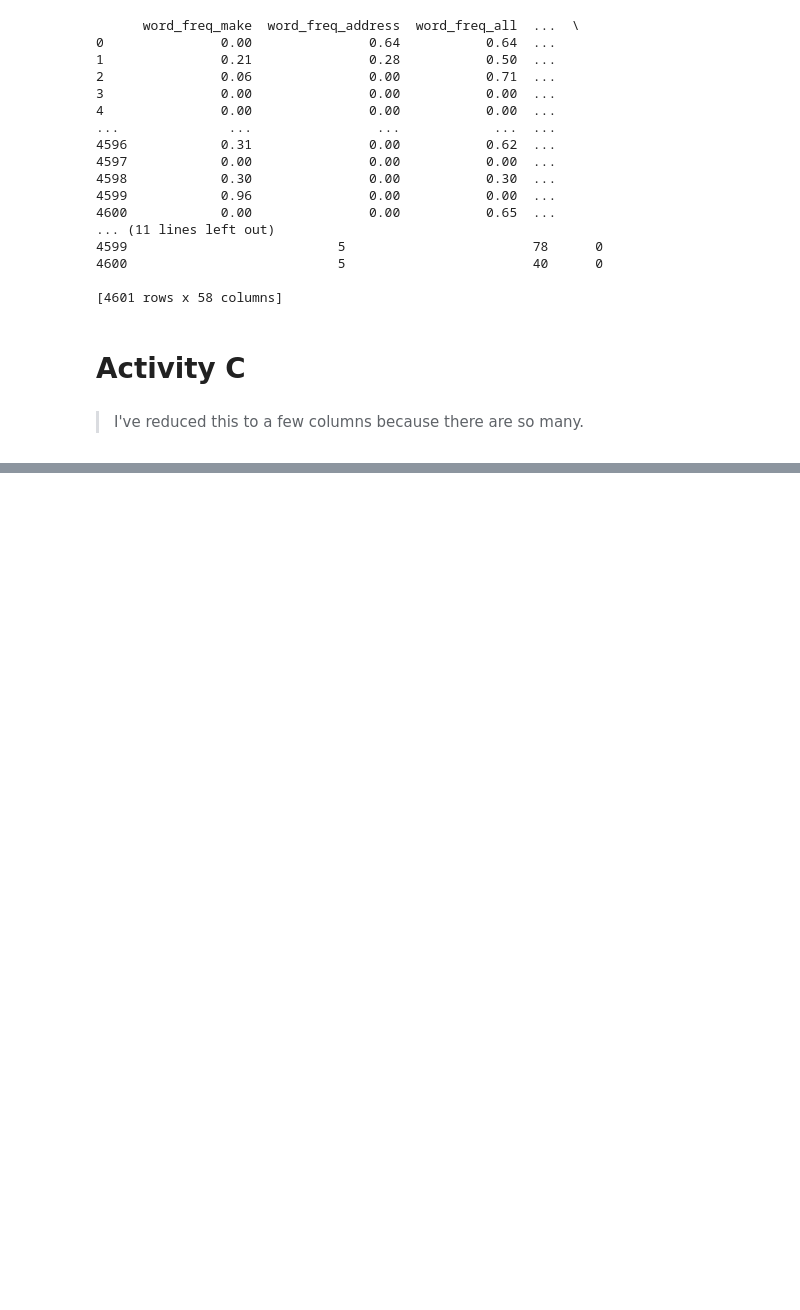
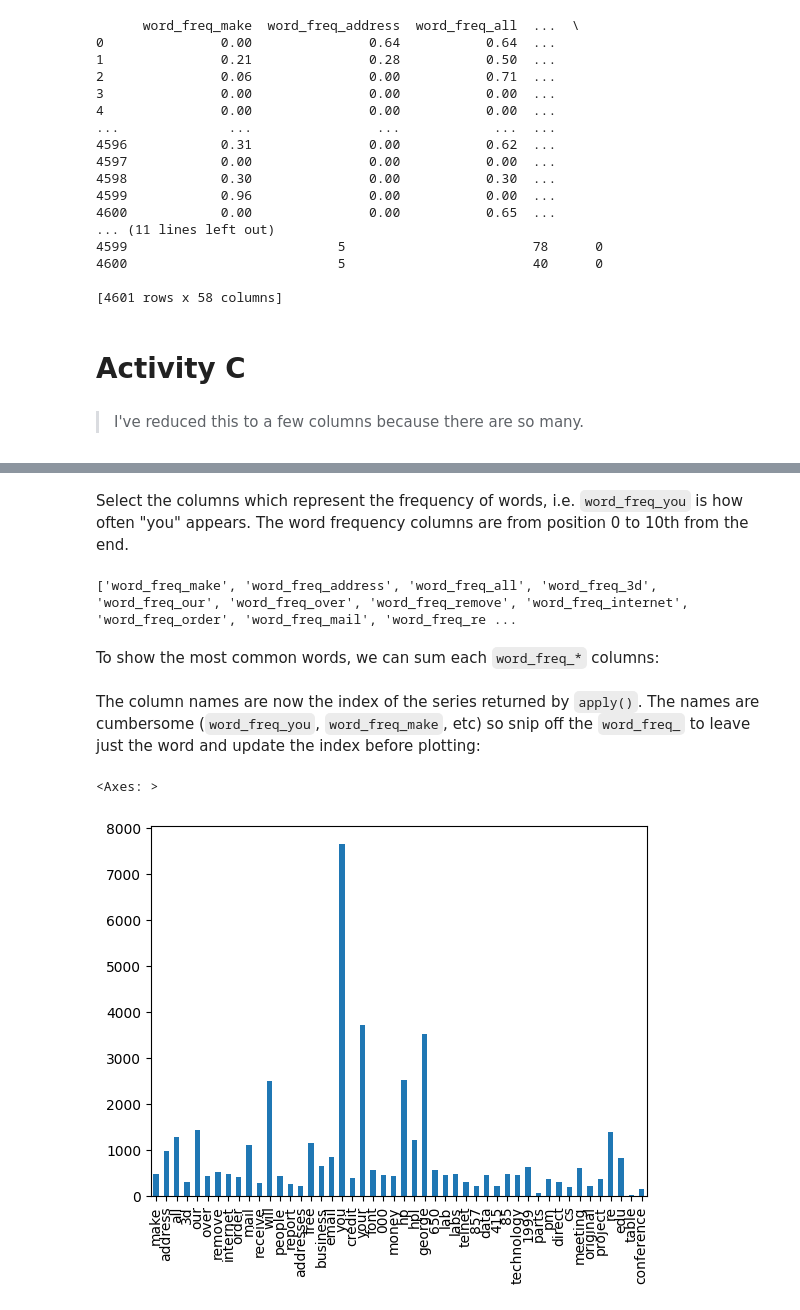
Before and after one commit to ccooper1982/uni-comp11127, a Jupyter notebook: Lab 2/Lab2.ipynb, the cells around one changed output, grey strips where cells are left out. Saved outputs shown, nothing was run; the diff lists cells and outputs as text; code cells hidden in the pictures; blank space fills up the shorter version.

```diff
--- a/Lab 2/Lab2.ipynb
+++ b/Lab 2/Lab2.ipynb
@@ -402,0 +409,23 @@ capital_run_length_longest
+# %% [markdown]
+Select the columns which represent the frequency of words, i.e. `word_freq_you` is how often "you" appears. The word frequency columns are from position 0 to 10th from the end.
+# %%
+wordColumns = dataframe.columns[0:-10].tolist();
+print(wordColumns)
+# %% [output]
+['word_freq_make', 'word_freq_address', 'word_freq_all', 'word_freq_3d', 'word_freq_our', 'word_freq_over', 'word_freq_remove', 'word_freq_internet', 'word_freq_order', 'word_freq_mail', 'word_freq_re ...
+# %% [markdown]
+To show the most common words, we can sum each `word_freq_*` columns:
+# %%
+wordFrequencySums = dataframe[wordColumns].apply(np.sum, axis=0)
+# %% [markdown]
+The column names are now the index of the series returned by `apply()`. The names are cumbersome (`word_freq_you`, `word_freq_make`, etc) so snip off the `word_freq_` to leave just the word and update the index before plotting:
+# %%
+indexes = []
+for name in wordFrequencySums.index:
+  indexes.append(name[name.rfind('_')+1:])
+
+wordFrequencySums.index = indexes
+wordFrequencySums.plot.bar()
+# %% [output]
+<Axes: >
+[figure, added]
```
Also changed, not shown: parts of 7 cells of this notebook, 1 other file.
